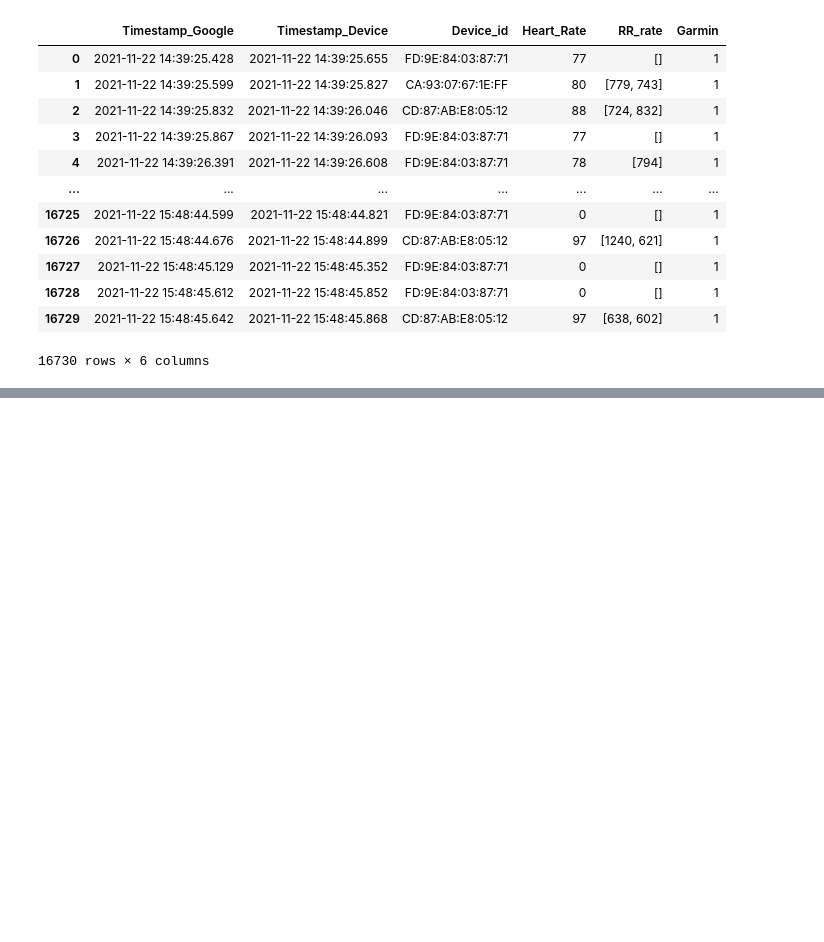
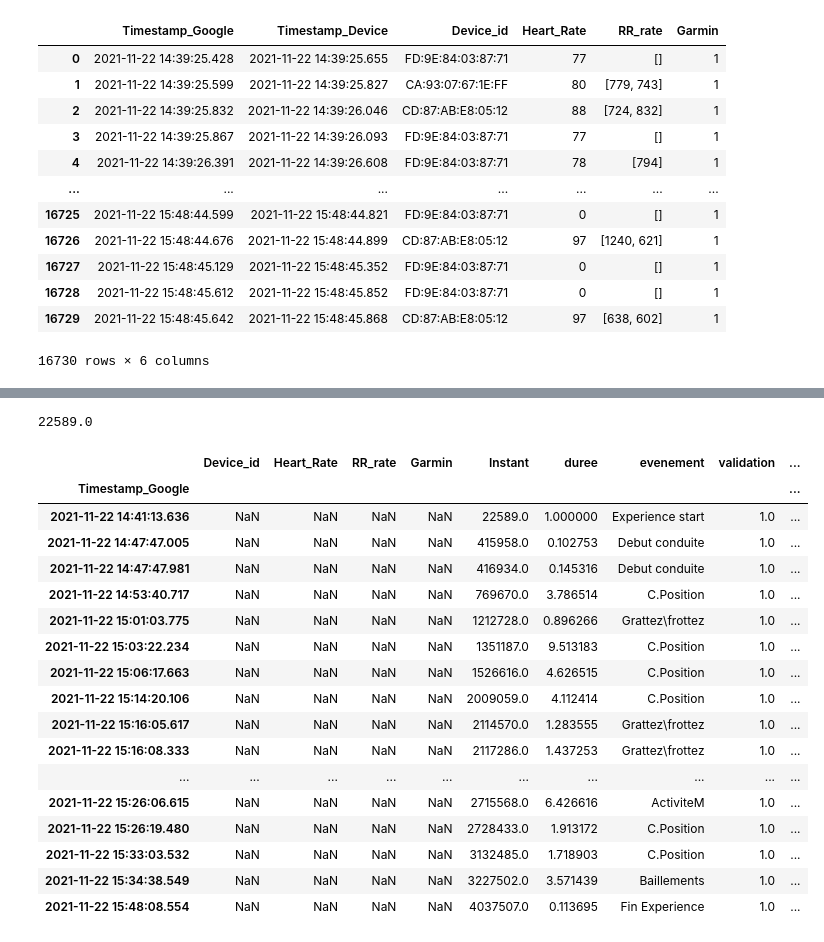
Before and after one commit to Jackfn96/3DS, a Jupyter notebook: notebooks/Jan.ipynb, the cells around one changed output, grey strips where cells are left out. Drawn from its saved outputs; the diff is of its cells as text; code cells hidden in the pictures; blank space fills up the shorter version.

Commit message:
Reworking annotation dataframes

```diff
--- a/notebooks/Jan.ipynb
+++ b/notebooks/Jan.ipynb
@@ -70,0 +76,2 @@ hrv.dataframes['22_11_2021_15_38 eb0']
+# %%
+dfs = CombinedDFs()
@@ -70,0 +91,2 @@ hrv.dataframes['22_11_2021_15_38 eb0']
+# %%
+df = dfs.combined_dfs[1]
@@ -70,0 +97,25 @@ hrv.dataframes['22_11_2021_15_38 eb0']
+# %%
+df[- df['Instant'].isna()].iloc[0]['Instant']
+# %% [output]
+22589.0
+# %%
+df[- df['Instant'].isna()]
+# %% [output]
+|  | Device_id | Heart_Rate | RR_rate | Garmin | Instant | duree | evenement | validation | ... |
+| Timestamp_Google |  |  |  |  |  |  |  |  | ... |
+| 2021-11-22 14:41:13.636 | NaN | NaN | NaN | NaN | 22589.0 | 1.000000 | Experience start | 1.0 | ... |
+| 2021-11-22 14:47:47.005 | NaN | NaN | NaN | NaN | 415958.0 | 0.102753 | Debut conduite | 1.0 | ... |
+| 2021-11-22 14:47:47.981 | NaN | NaN | NaN | NaN | 416934.0 | 0.145316 | Debut conduite | 1.0 | ... |
+| 2021-11-22 14:53:40.717 | NaN | NaN | NaN | NaN | 769670.0 | 3.786514 | C.Position | 1.0 | ... |
+| 2021-11-22 15:01:03.775 | NaN | NaN | NaN | NaN | 1212728.0 | 0.896266 | Grattez\frottez | 1.0 | ... |
+| 2021-11-22 15:03:22.234 | NaN | NaN | NaN | NaN | 1351187.0 | 9.513183 | C.Position | 1.0 | ... |
+| 2021-11-22 15:06:17.663 | NaN | NaN | NaN | NaN | 1526616.0 | 4.626515 | C.Position | 1.0 | ... |
+| 2021-11-22 15:14:20.106 | NaN | NaN | NaN | NaN | 2009059.0 | 4.112414 | C.Position | 1.0 | ... |
+| 2021-11-22 15:16:05.617 | NaN | NaN | NaN | NaN | 2114570.0 | 1.283555 | Grattez\frottez | 1.0 | ... |
+| 2021-11-22 15:16:08.333 | NaN | NaN | NaN | NaN | 2117286.0 | 1.437253 | Grattez\frottez | 1.0 | ... |
+| ... | ... | ... | ... | ... | ... | ... | ... | ... | ... |
+| 2021-11-22 15:26:06.615 | NaN | NaN | NaN | NaN | 2715568.0 | 6.426616 | ActiviteM | 1.0 | ... |
+| 2021-11-22 15:26:19.480 | NaN | NaN | NaN | NaN | 2728433.0 | 1.913172 | C.Position | 1.0 | ... |
+| 2021-11-22 15:33:03.532 | NaN | NaN | NaN | NaN | 3132485.0 | 1.718903 | C.Position | 1.0 | ... |
+| 2021-11-22 15:34:38.549 | NaN | NaN | NaN | NaN | 3227502.0 | 3.571439 | Baillements | 1.0 | ... |
+| 2021-11-22 15:48:08.554 | NaN | NaN | NaN | NaN | 4037507.0 | 0.113695 | Fin Experience | 1.0 | ... |
```
Also changed, not shown: parts of 4 cells of this notebook, 2 other files.
